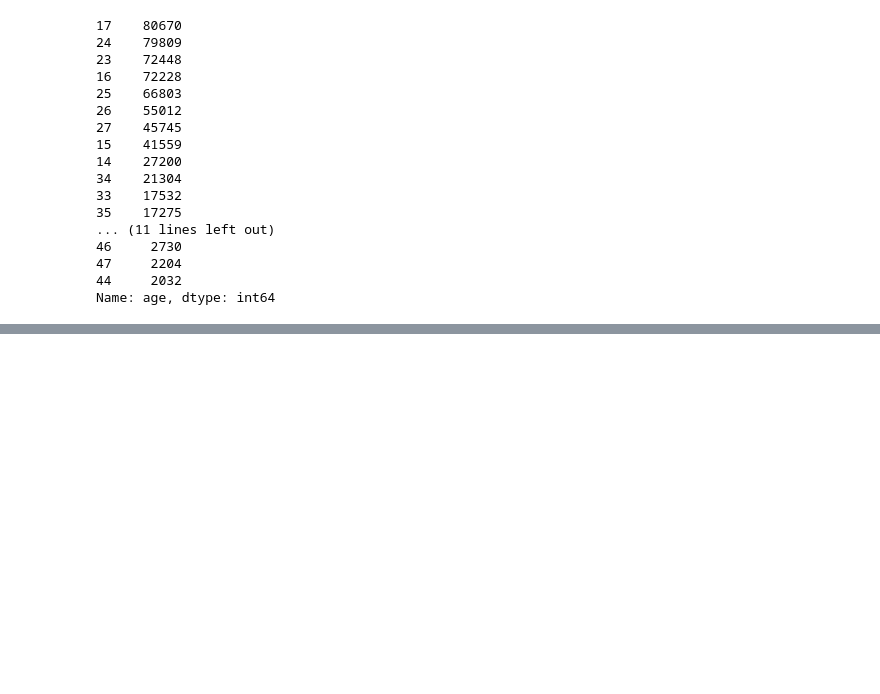
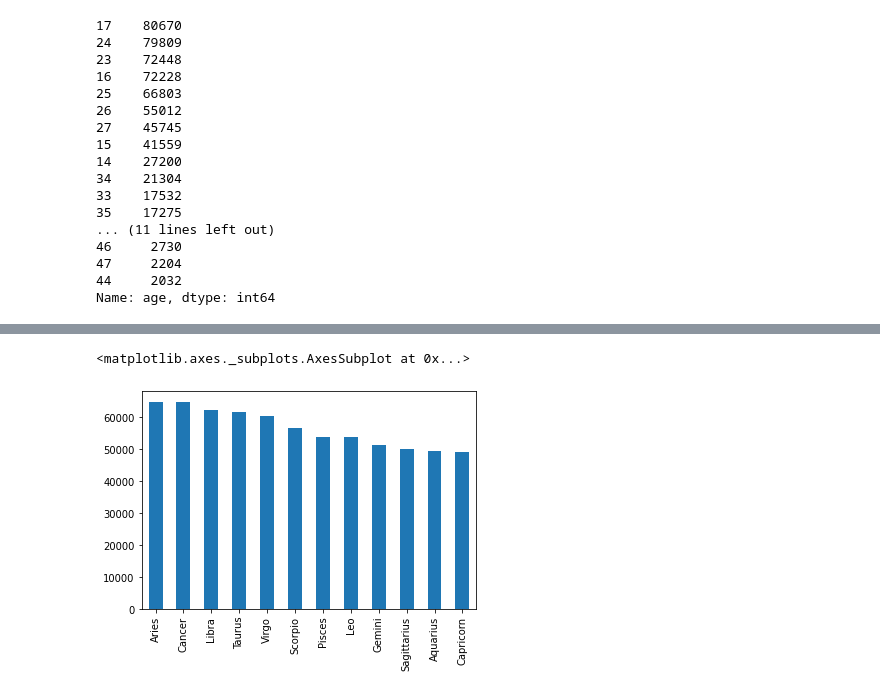
Before and after one commit to GreatLearningAIML1/pune-july19-batch-maheshwariumang, a Jupyter notebook: Residency 9/Statistical_NLP_R9_Project1.ipynb, the cells around one changed output, grey strips where cells are left out. Saved outputs shown, nothing was run; the diff lists cells and outputs as text; code cells hidden in the pictures; blank space fills up the shorter version.

```diff
--- a/Residency 9/Statistical_NLP_R9_Project1.ipynb
+++ b/Residency 9/Statistical_NLP_R9_Project1.ipynb
@@ -192,0 +229,4 @@ Name: age, dtype: int64
+# %%
+print(set(string.punctuation))
+stop_words.update(set(string.punctuation))
+print(stop_words)
@@ -192,0 +332,5 @@ Name: age, dtype: int64
+# %%
+blog_text_df[ 'sign'].value_counts().plot(kind='bar')
+# %% [output]
+<matplotlib.axes._subplots.AxesSubplot at 0x...>
+[figure, added]
```
Also changed, not shown: parts of 150 cells of this notebook.
